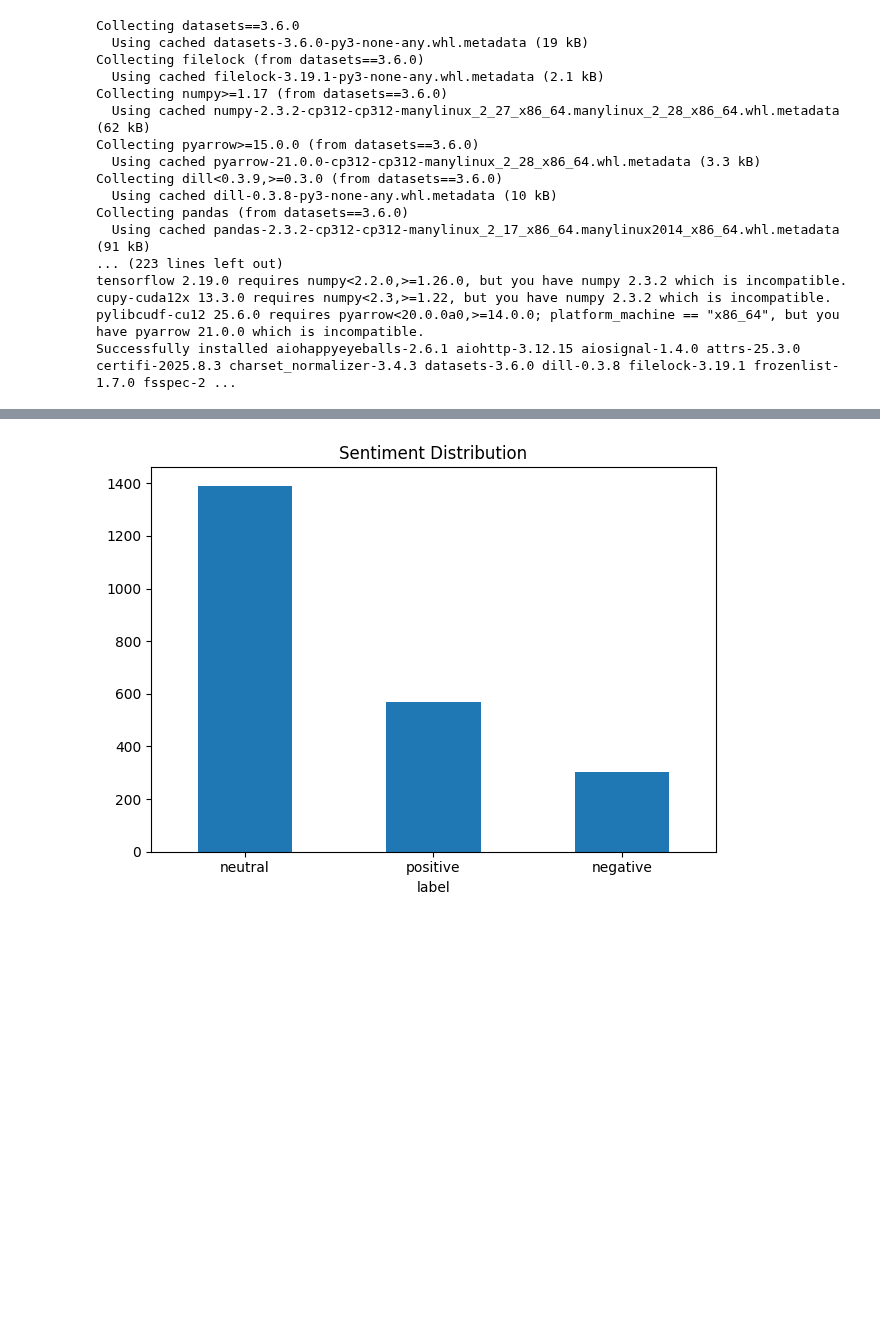
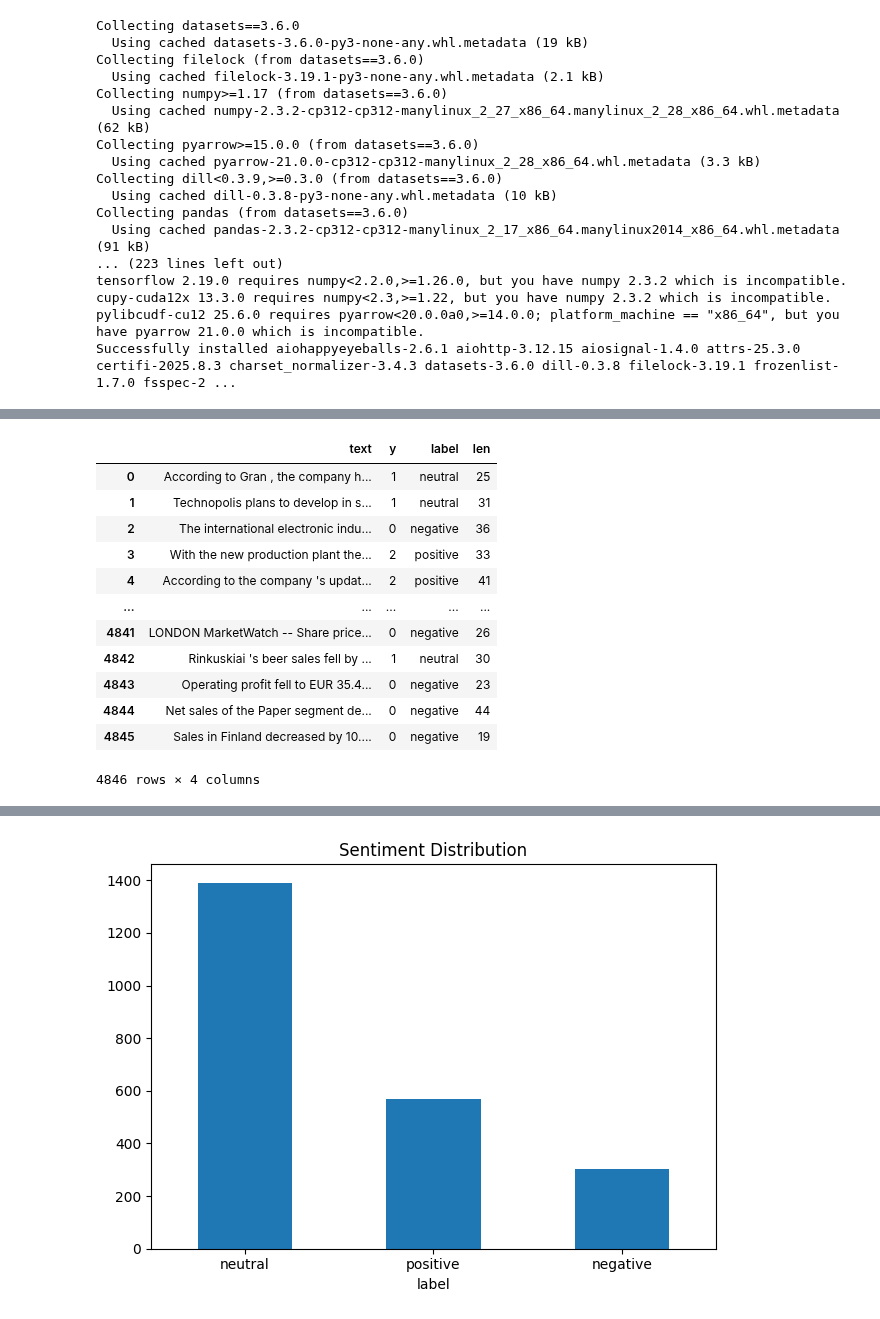
Before and after one commit to martinlf6/schwab-ds-takehome-FengLiu, a Jupyter notebook: 02_aspects.ipynb, the cells around one changed output, grey strips where cells are left out. Cells and saved outputs as stored; diff of their text form; code cells hidden in the pictures; blank space fills up the shorter version.

```diff
--- a/02_aspects.ipynb
+++ b/02_aspects.ipynb
@@ -37 +66,17 @@ df["len"] = df["text"].str.split().apply(len) # .split() splits each list in tex
+# %%
+df
+# %% [output]
+|  | text | y | label | len |
+| 0 | According to Gran , the company h... | 1 | neutral | 25 |
+| 1 | Technopolis plans to develop in s... | 1 | neutral | 31 |
+| 2 | The international electronic indu... | 0 | negative | 36 |
+| 3 | With the new production plant the... | 2 | positive | 33 |
+| 4 | According to the company 's updat... | 2 | positive | 41 |
+| ... | ... | ... | ... | ... |
+| 4841 | LONDON MarketWatch -- Share price... | 0 | negative | 26 |
+| 4842 | Rinkuskiai 's beer sales fell by ... | 1 | neutral | 30 |
+| 4843 | Operating profit fell to EUR 35.4... | 0 | negative | 23 |
+| 4844 | Net sales of the Paper segment de... | 0 | negative | 44 |
+| 4845 | Sales in Finland decreased by 10.... | 0 | negative | 19 |
+4846 rows × 4 columns
 # %%
```
Also changed, not shown: parts of 5 cells of this notebook.
